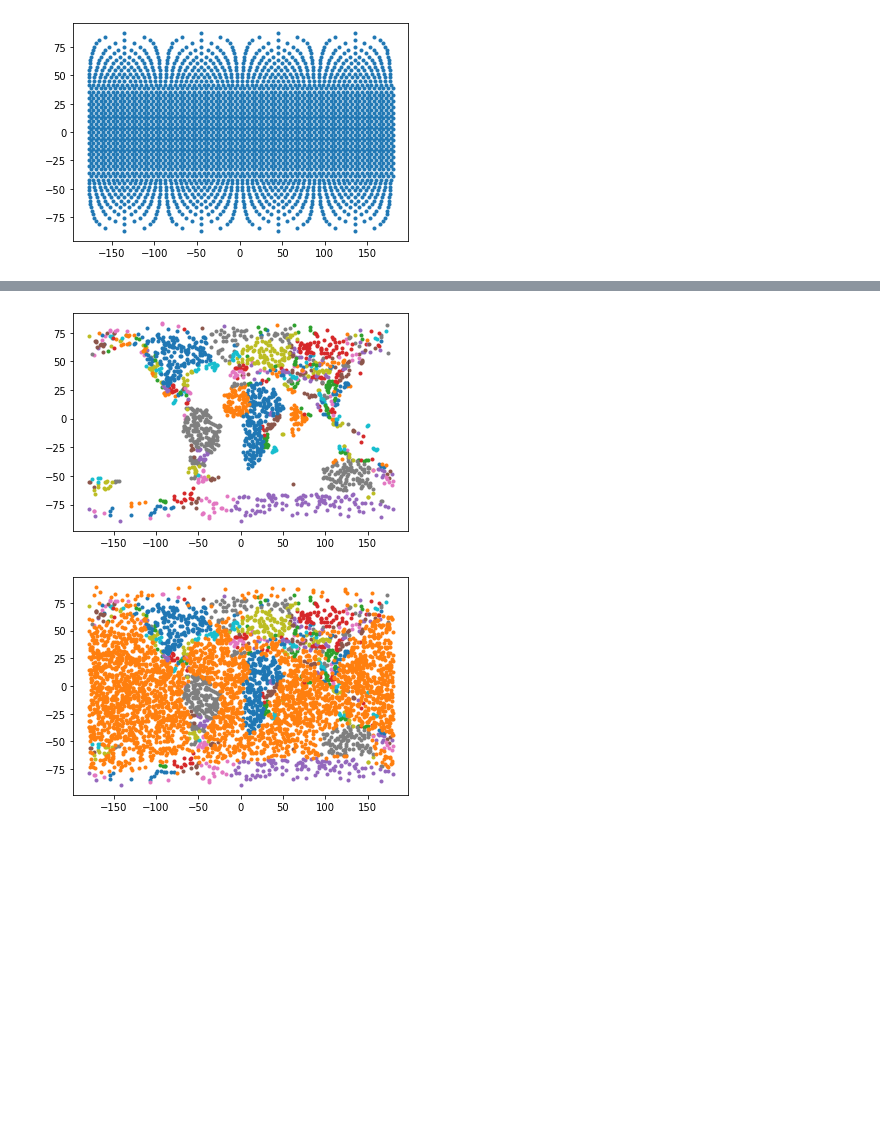
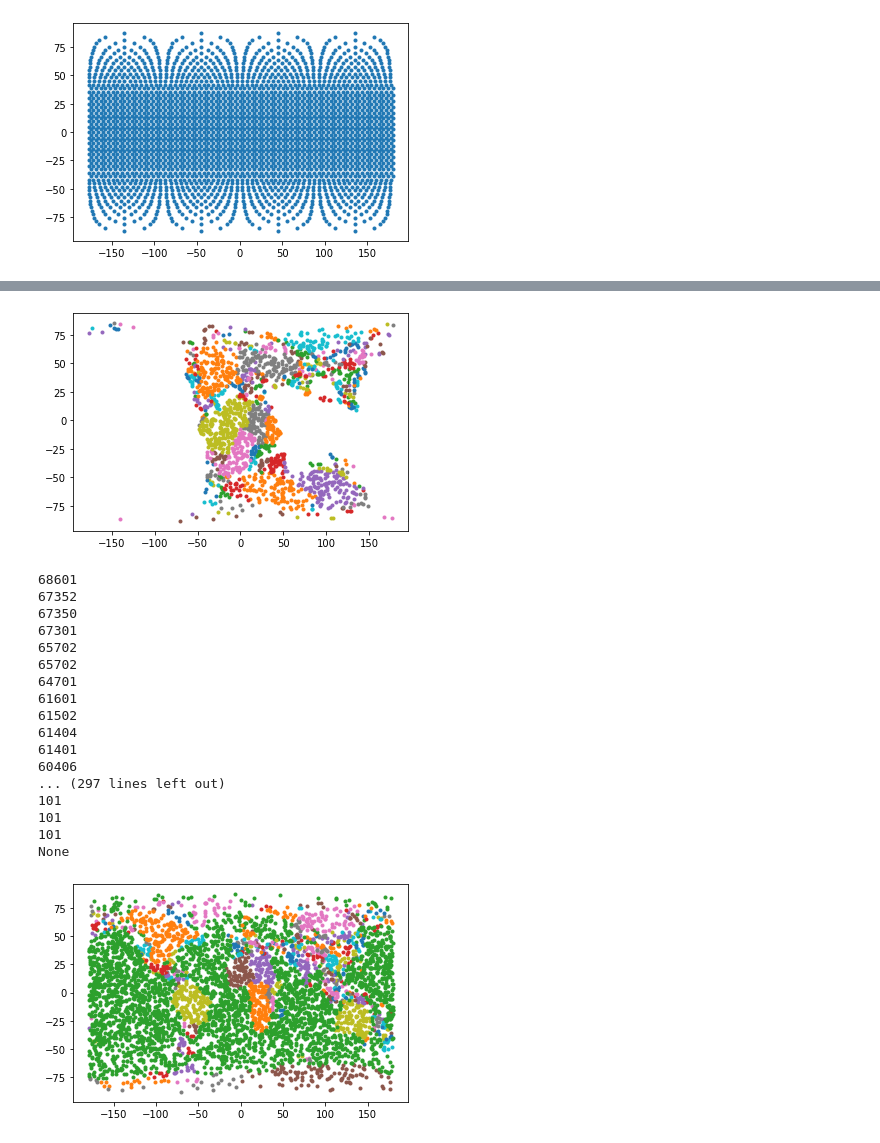
Before and after one commit to siwill22/GPlatesReconstructionModel, a Jupyter notebook: test_notebooks/test_PointDistributionOnSphere.ipynb, the cells around one changed output, grey strips where cells are left out. Saved outputs shown, nothing was run; the diff lists cells and outputs as text; code cells hidden in the pictures; blank space fills up the shorter version.

```diff
--- a/test_notebooks/test_PointDistributionOnSphere.ipynb
+++ b/test_notebooks/test_PointDistributionOnSphere.ipynb
@@ -52,14 +56,33 @@ plt.plot(pts_mask_oceans.to_lat_lon_array()[:,1], pts_mask_oceans.to_lat_lon_arr
 # %%
-pts_mask = pts.mask(M2016.continent_polygons, M2016.rotation_model, reconstruction_time = 50., preserve_polygon_attributes=True)
+pts_mask = pts.mask(M2016.continent_polygons, M2016.rotation_model, reconstruction_time = 150., preserve_polygon_attributes=True)
 
 for pts_group in pts_mask:
     plt.plot(pts_group.get_geometry().to_lat_lon_array()[:,1], pts_group.get_geometry().to_lat_lon_array()[:,0], '.')
 # %% [output]
-[figure, old version]
+[figure, new version]
 # %%
-pts_mask = pts.mask(M2016.continent_polygons, M2016.rotation_model, reconstruction_time = 50., preserve_polygon_attributes=True, masking=None)
+pts_mask = pts.mask(M2016.continent_polygons, M2016.rotation_model, reconstruction_time = 0., preserve_polygon_attributes=True, masking=None)
 
 for pts_group in pts_mask:
+    #NB currently only returns shapefile attributes...
+    print(pts_group.get_shapefile_attribute('PLATEID1'))
     plt.plot(pts_group.get_geometry().to_lat_lon_array()[:,1], pts_group.get_geometry().to_lat_lon_array()[:,0], '.')
 # %% [output]
+68601
+67352
+67350
+67301
+65702
+65702
+64701
+61601
+61502
+61404
+61401
+60406
+... (297 lines left out)
+101
+101
+101
+None
-[figure, old version]
+[figure, new version]
```
Also changed, not shown: parts of 2 cells of this notebook.
